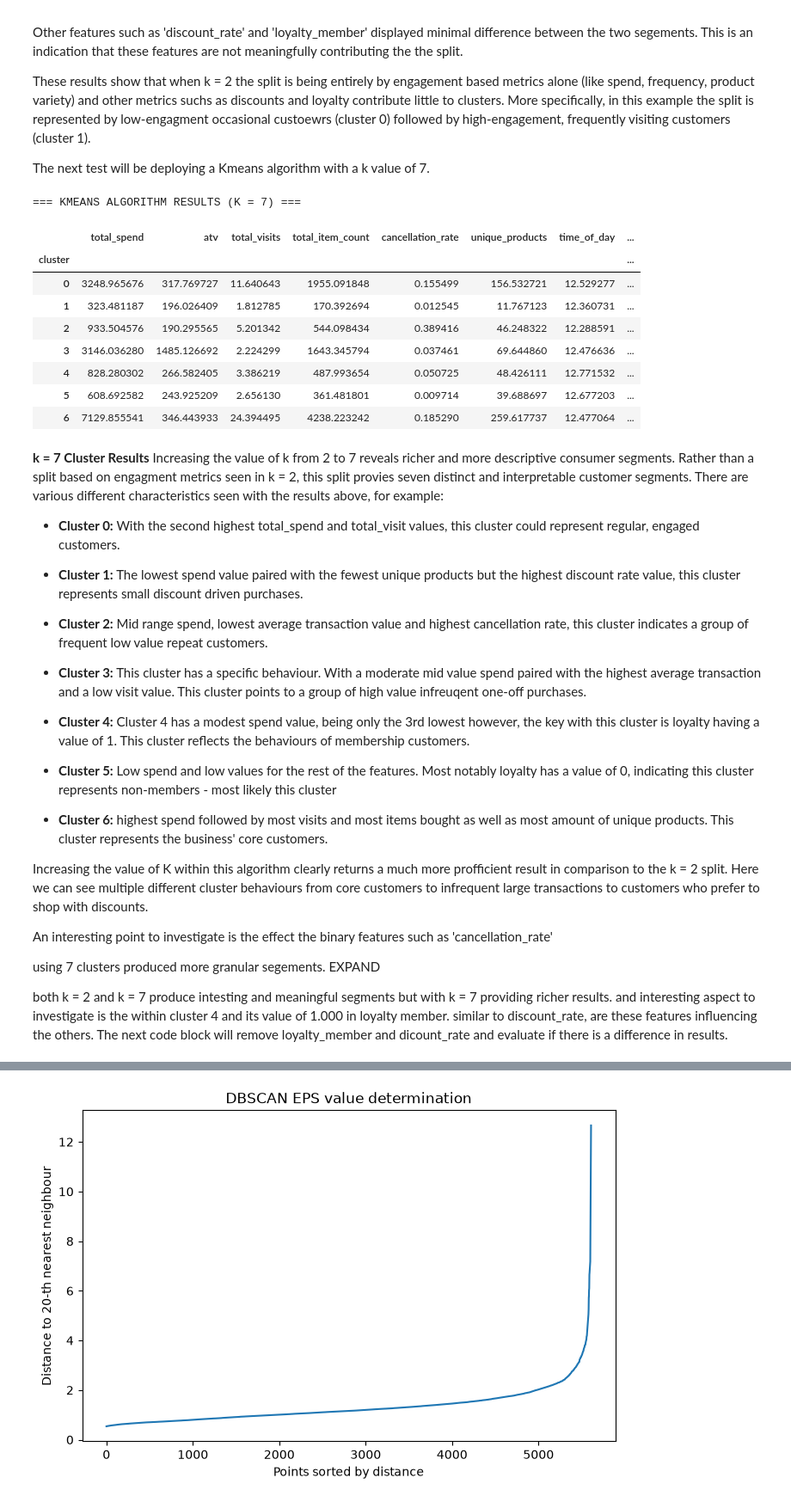
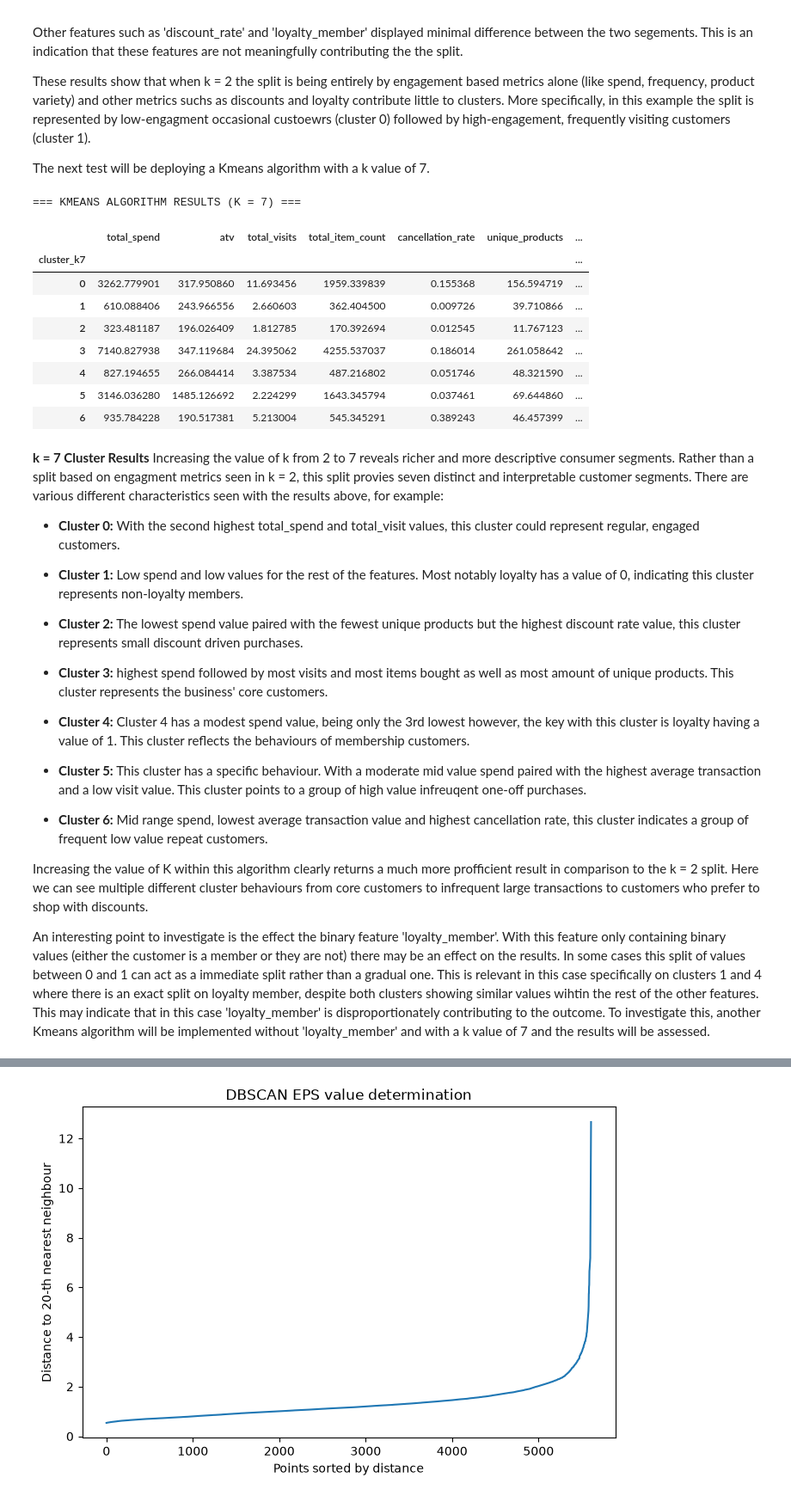
Before and after one commit to calAshy/theCoffeeCo, a Jupyter notebook: 1_Code/ml_pipeline.ipynb, the cells around one changed output, grey strips where cells are left out. Shown at 86% size. Saved outputs shown, nothing was run; the diff lists cells and outputs as text; code cells hidden in the pictures.

```diff
--- a/1_Code/ml_pipeline.ipynb
+++ b/1_Code/ml_pipeline.ipynb
@@ -447,9 +455,9 @@ Kmeans_two = KMeans(n_clusters=2, random_state=42, n_init=10)
 labels2 = Kmeans_two.fit_predict(retail_scaled)
 
 # Add the cluster labels into the dataset corresponding each customer with their value:
-retail_features['cluster'] = labels2
+retail_features['cluster_k2'] = labels2
 print("=== KMEANS ALGORITHM RESULTS (K = 2) ===")
 # Groupby averages the customers within each cluster value for each feature and returns the mean.
-retail_features.groupby('cluster')[feature_cols].mean()
+retail_features.groupby('cluster_k2')[feature_cols].mean()
 # %% [output]
 === KMEANS ALGORITHM RESULTS (K = 2) ===
@@ -474,50 +482,44 @@ These results show that when k = 2 the split is being entirely by engagement bas
 The next test will be deploying a Kmeans algorithm with a k value of 7.
 # %%
 # Initilise a K-means model using 7 clusters (second highest silhouette score)
-Kmeans_seven = KMeans(n_clusters=7, n_init=10)
+Kmeans_seven = KMeans(n_clusters=7, random_state = 42, n_init=10)
 # Fit the model to the scaled retail data - assinging customers a value (0,1)
 labels7 = Kmeans_seven.fit_predict(retail_scaled)
 # Add the cluster labels into the dataset corresponding each customer with their value:
-retail_features['cluster'] = labels7
+retail_features['cluster_k7'] = labels7
 print("=== KMEANS ALGORITHM RESULTS (K = 7) ===")
 # Groupby averages the customers within each cluster value for each feature and returns the mean.
-retail_features.groupby('cluster')[feature_cols].mean()
+retail_features.groupby('cluster_k7')[feature_cols].mean()
 # %% [output]
 === KMEANS ALGORITHM RESULTS (K = 7) ===
-|  | total_spend | atv | total_visits | total_item_count | cancellation_rate | unique_products | time_of_day | ... |
-| cluster |  |  |  |  |  |  |  | ... |
-| 0 | 3248.965676 | 317.769727 | 11.640643 | 1955.091848 | 0.155499 | 156.532721 | 12.529277 | ... |
-| 1 | 323.481187 | 196.026409 | 1.812785 | 170.392694 | 0.012545 | 11.767123 | 12.360731 | ... |
-| 2 | 933.504576 | 190.295565 | 5.201342 | 544.098434 | 0.389416 | 46.248322 | 12.288591 | ... |
-| 3 | 3146.036280 | 1485.126692 | 2.224299 | 1643.345794 | 0.037461 | 69.644860 | 12.476636 | ... |
-| 4 | 828.280302 | 266.582405 | 3.386219 | 487.993654 | 0.050725 | 48.426111 | 12.771532 | ... |
-| 5 | 608.692582 | 243.925209 | 2.656130 | 361.481801 | 0.009714 | 39.688697 | 12.677203 | ... |
-| 6 | 7129.855541 | 346.443933 | 24.394495 | 4238.223242 | 0.185290 | 259.617737 | 12.477064 | ... |
+|  | total_spend | atv | total_visits | total_item_count | cancellation_rate | unique_products | ... |
+| cluster_k7 |  |  |  |  |  |  | ... |
+| 0 | 3262.779901 | 317.950860 | 11.693456 | 1959.339839 | 0.155368 | 156.594719 | ... |
+| 1 | 610.088406 | 243.966556 | 2.660603 | 362.404500 | 0.009726 | 39.710866 | ... |
+| 2 | 323.481187 | 196.026409 | 1.812785 | 170.392694 | 0.012545 | 11.767123 | ... |
+| 3 | 7140.827938 | 347.119684 | 24.395062 | 4255.537037 | 0.186014 | 261.058642 | ... |
+| 4 | 827.194655 | 266.084414 | 3.387534 | 487.216802 | 0.051746 | 48.321590 | ... |
+| 5 | 3146.036280 | 1485.126692 | 2.224299 | 1643.345794 | 0.037461 | 69.644860 | ... |
+| 6 | 935.784228 | 190.517381 | 5.213004 | 545.345291 | 0.389243 | 46.457399 | ... |
 # %% [markdown]
 **k = 7 Cluster Results**
 Increasing the value of k from 2 to 7 reveals richer and more descriptive consumer segments. Rather than a split based on engagment metrics seen in k = 2, this split provies seven distinct and interpretable customer segments. There are various different characteristics seen with the results above, for example:
 
 - **Cluster 0:** With the second highest total_spend and total_visit values, this cluster could represent regular, engaged customers.
 
-- **Cluster 1:** The lowest spend value paired with the fewest unique products but the highest discount rate value, this cluster represents small discount driven purchases.
+- **Cluster 1:** Low spend and low values for the rest of the features. Most notably loyalty has a value of 0, indicating this cluster represents non-loyalty members.
 
-- **Cluster 2:** Mid range spend, lowest average transaction value and highest cancellation rate, this cluster indicates a group of frequent low value repeat customers.
+- **Cluster 2:** The lowest spend value paired with the fewest unique products but the highest discount rate value, this cluster represents small discount driven purchases.
 
-- **Cluster 3:** This cluster has a specific behaviour. With a moderate mid value spend paired with the highest average transaction and a low visit value. This cluster points to a group of high value infreuqent one-off purchases.
+- **Cluster 3:** highest spend followed by most visits and most items bought as well as most amount of unique products. This cluster represents the business' core customers.
 
 - **Cluster 4:** Cluster 4 has a modest spend value, being only the 3rd lowest however, the key with this cluster is loyalty having a value of 1. This cluster reflects the behaviours of membership customers.
 
-- **Cluster 5:** Low spend and low values for the rest of the features. Most notably loyalty has a value of 0, indicating this cluster represents non-members - most likely this cluster
+- **Cluster 5:** This cluster has a specific behaviour. With a moderate mid value spend paired with the highest average transaction and a low visit value. This cluster points to a group of high value infreuqent one-off purchases.
 
-- **Cluster 6:** highest spend followed by most visits and most items bought as well as most amount of unique products. This cluster represents the business' core customers.
+- **Cluster 6:** Mid range spend, lowest average transaction value and highest cancellation rate, this cluster indicates a group of frequent low value repeat customers.
 
 Increasing the value of K within this algorithm clearly returns a much more profficient result in comparison to the k = 2 split. Here we can see multiple different cluster behaviours from core customers to infrequent large transactions to customers who prefer to shop with discounts.
 
-An interesting point to investigate is the effect the binary features such as 'cancellation_rate'
-
-
-using 7 clusters produced more granular segements.
-EXPAND
-
-both k = 2 and k = 7 produce intesting and meaningful segments but with k = 7 providing richer results. and interesting aspect to investigate is the within cluster 4 and its value of 1.000 in loyalty member. similar to discount_rate, are these features influencing the others. The next code block will remove loyalty_member and dicount_rate and evaluate if there is a difference in results.
+An interesting point to investigate is the effect the binary feature 'loyalty_member'. With this feature only containing binary values (either the customer is a member or they are not) there may be an effect on the results. In some cases this split of values between 0 and 1 can act as a immediate split rather than a gradual one. This is relevant in this case specifically on clusters 1 and 4 where there is an exact split on loyalty member, despite both clusters showing similar values wihtin the rest of the other features. This may indicate that in this case 'loyalty_member' is disproportionately contributing to the outcome. To investigate this, another Kmeans algorithm will be implemented without 'loyalty_member' and with a k value of 7 and the results will be assessed.
 # %%
```
Also changed, not shown: parts of 16 cells of this notebook.
